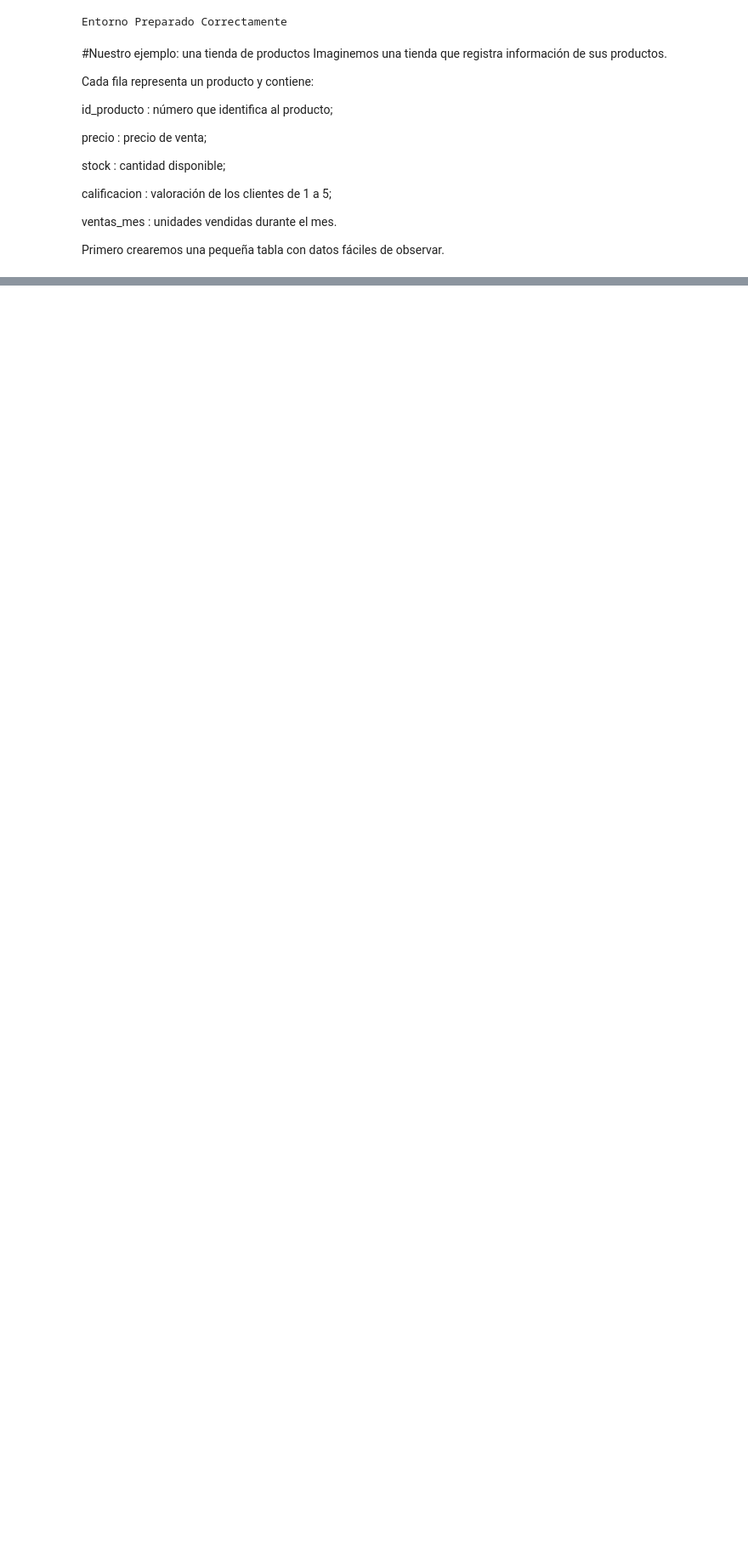
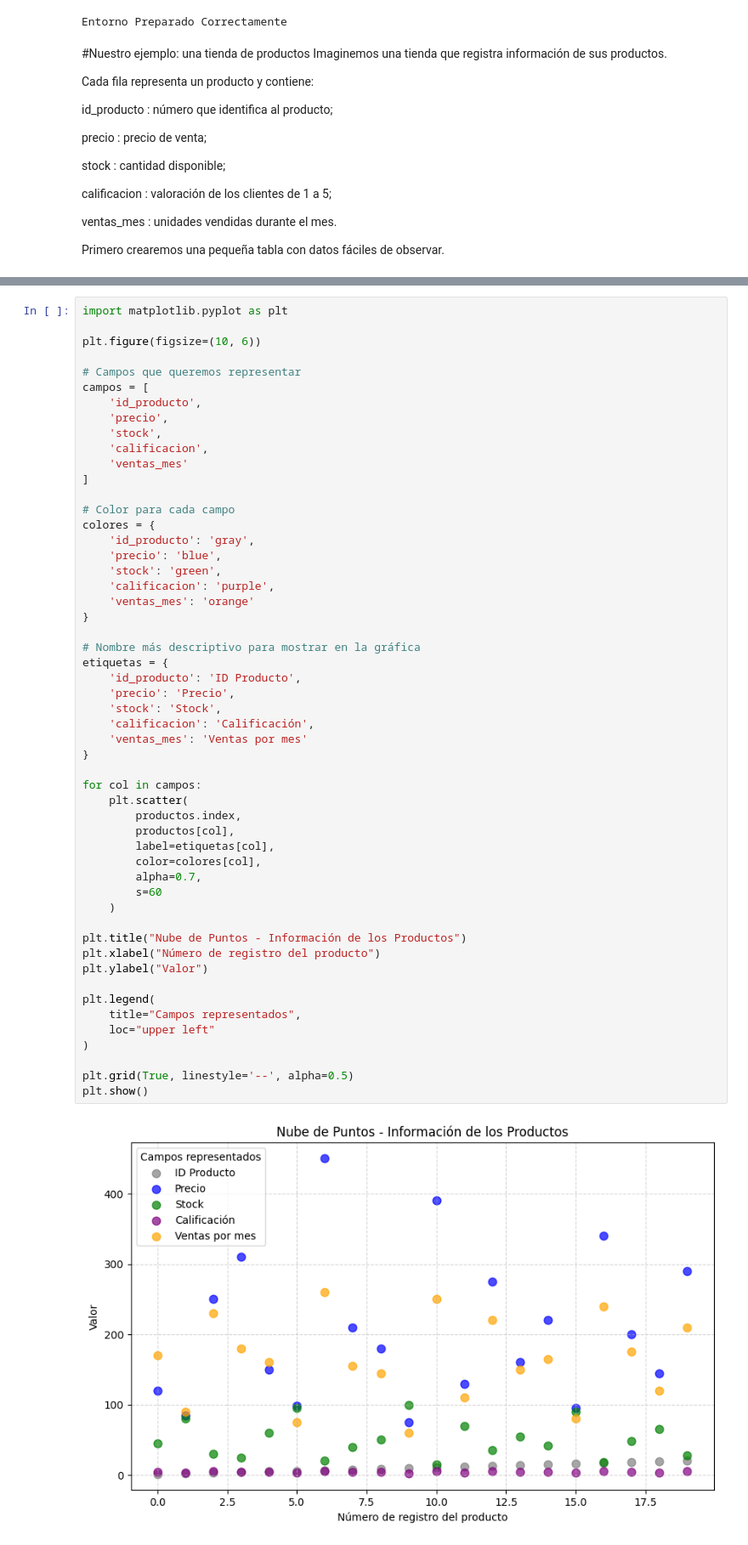
Before and after one commit to marcelo23dadw/AAutomatico, a Jupyter notebook: Codigo.ipynb, the cells around one changed output, grey strips where cells are left out. Shown at 85% size. Cells and saved outputs as stored; diff of their text form; blank space fills up the shorter version.

```diff
--- a/Codigo.ipynb
+++ b/Codigo.ipynb
@@ -93,0 +112,55 @@ NameError: name 'pd' is not defined
+# %%
+import matplotlib.pyplot as plt
+
+plt.figure(figsize=(10, 6))
+
+# Campos que queremos representar
+campos = [
+    'id_producto',
+    'precio',
+    'stock',
+    'calificacion',
+    'ventas_mes'
+]
+
+# Color para cada campo
+colores = {
+    'id_producto': 'gray',
+    'precio': 'blue',
+    'stock': 'green',
+    'calificacion': 'purple',
+    'ventas_mes': 'orange'
+}
+
+# Nombre más descriptivo para mostrar en la gráfica
+etiquetas = {
+    'id_producto': 'ID Producto',
+    'precio': 'Precio',
+    'stock': 'Stock',
+    'calificacion': 'Calificación',
+    'ventas_mes': 'Ventas por mes'
+}
+
+for col in campos:
+    plt.scatter(
+        productos.index,
+        productos[col],
+        label=etiquetas[col],
+        color=colores[col],
+        alpha=0.7,
+        s=60
+    )
+
+plt.title("Nube de Puntos - Información de los Productos")
+plt.xlabel("Número de registro del producto")
+plt.ylabel("Valor")
+
+plt.legend(
+    title="Campos representados",
+    loc="upper left"
+)
+
+plt.grid(True, linestyle='--', alpha=0.5)
+plt.show()
+# %% [output]
+[figure, added]
```
Also changed, not shown: parts of 2 cells of this notebook.
